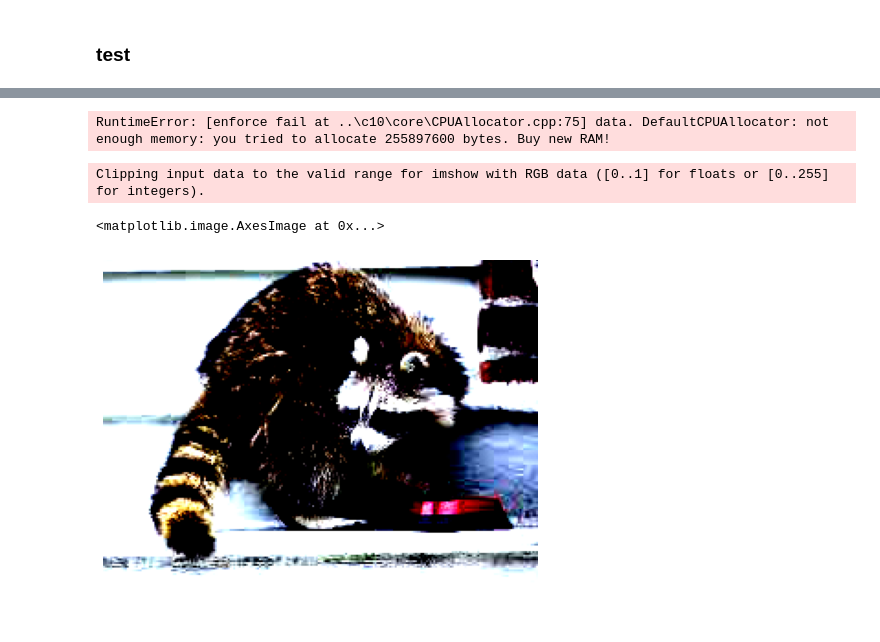
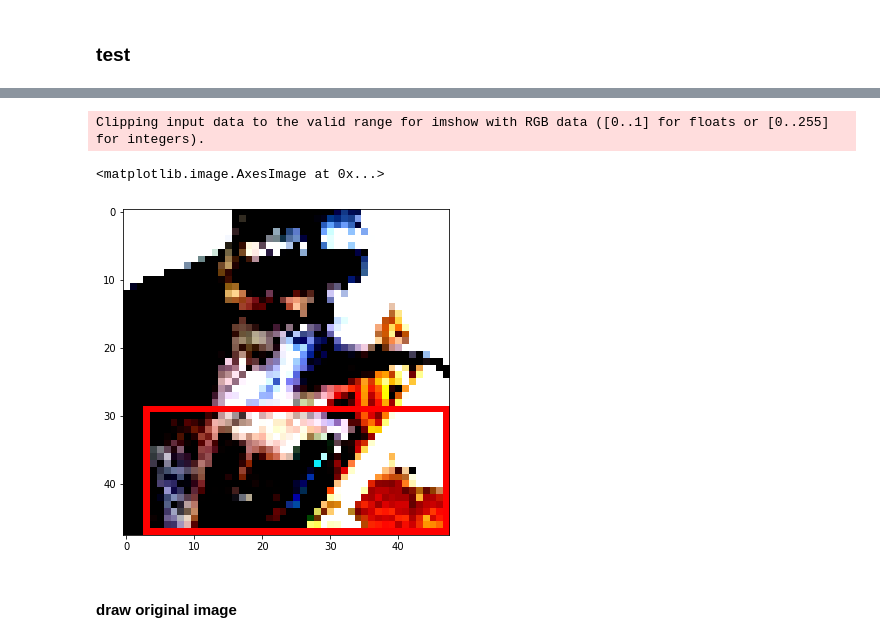
Before and after one commit to hellge83/AI_pytorch, a Jupyter notebook: les02/HW2_frcnn.ipynb, the cells around one changed output, grey strips where cells are left out. Cells and saved outputs as stored; diff of their text form; code cells hidden in the pictures.

```diff
--- a/les02/HW2_frcnn.ipynb
+++ b/les02/HW2_frcnn.ipynb
@@ -432,22 +406,27 @@ epochs = 10
 # %%
 model.train()
 from tqdm.notebook import tqdm
-for epoch in tqdm(range(1)):
+for epoch in tqdm(range(epochs)):
     for images,targets in tqdm(train_dl):
         images = list(image.to(device) for image in images)
         targets = [{k: v.to(device) for k, v in t.items()} for t in targets]
-        model=model.double()
-        optimizer.zero_grad()
+#         print(targets)
+        model=model.type(torch.float32)
 
         loss_dict = model(images, targets)
-#         print(loss_dict)
         losses = sum(loss for loss in loss_dict.values())
+        loss_value = losses.item()
+        optimizer.zero_grad()
         losses.backward()
 
-#         optimizer.zero_grad()
+#         images = list(image.cpu() for image in images)
+#         targets = [{k: v.cpu() for k, v in t.items()} for t in targets]
+#         torch.cuda.empty_cache()
+
         optimizer.step()
+        lr_scheduler.step()
 
-    print("Loss = {:.4f} ".format(losses.item()))
+    print("Loss = {:.4f} ".format(loss_value))
 # %% [output]
 Deprecated in NumPy 1.20; for more details and guidance: https://numpy.org/devdocs/release/1.20.0-notes.html#deprecations
   """
@@ -527,2 +447,5 @@ Loss = 499707630.7746
 # %% [markdown]
 ### test
+# %%
+model.load_state_dict(torch.load('./model.pth'))
+model.to(device)
@@ -554,6 +473,6 @@ Deprecated in NumPy 1.20; for more details and guidance: https://numpy.org/devdo
 # %%
 # test Dataset
-test_ds = RacoonsDatasetFRCNN(pd.DataFrame([{'path':'./data/raccoon-89.jpg'}])['path'],pd.DataFrame([{'bb':np.array([0,0,0,0])}])['bb'],pd.DataFrame([{'y':[0]}])['y'])
+test_ds = RacoonsDatasetFRCNN(pd.DataFrame([{'path':'./data/images_resized/raccoon-58.jpg'}])['path'],pd.DataFrame([{'bb':np.array([0,0,0,0])}])['bb'],pd.DataFrame([{'y':[0]}])['y'])
 test_dl = DataLoader(test_ds, batch_size=4, collate_fn=lambda x:list(zip(*x)))
 # %%
 test_ds[0]
@@ -580,6 +499,10 @@ Deprecated in NumPy 1.20; for more details and guidance: https://numpy.org/devdo
 # %%
-images = next(iter(test_dl))
-images = list(image.to(device) for image in images[0])
+images, targets = next(iter(test_dl))
+images = list(image.to(device) for image in images)
+targets = [{k: v.to(device) for k, v in t.items()} for t in targets]
+model.eval()
+outputs = model(images)
+outputs
 # %% [output]
 Deprecated in NumPy 1.20; for more details and guidance: https://numpy.org/devdocs/release/1.20.0-notes.html#deprecations
   """
@@ -606,4 +516,0 @@ images
-# %%
-outputs = model(images)
-# %% [output]
-RuntimeError: [enforce fail at ..\c10\core\CPUAllocator.cpp:75] data. DefaultCPUAllocator: not enough memory: you tried to allocate 255897600 bytes. Buy new RAM!
@@ -615,10 +517,20 @@ scores = outputs[idx]['scores'].data.cpu().numpy()
-# %%
-fig, ax = plt.subplots(1, 1, figsize = (12,6))
-for box in boxes:
-    cv2.rectangle(sample, (box[0], box[1]), (box[2], box[3]), (220, 0, 0), 1)
-ax.set_axis_off()
-ax.imshow(sample)
-# %% [output]
-Clipping input data to the valid range for imshow with RGB data ([0..1] for floats or [0..255] for integers).
-<matplotlib.image.AxesImage at 0x...>
-[figure, removed]
+# %%
+idx = 0
+sample = images[idx].permute(1, 2, 0).cpu().numpy()
+scores = outputs[idx]['scores'].data.cpu().numpy()
+max_score_idx = outputs[idx]['scores'].data.cpu().numpy().argmax()
+boxes = outputs[idx]['boxes'].data.cpu().numpy().astype(int)
+box = boxes[max_score_idx]
+
+fig, ax = plt.subplots(1, 1, figsize = (12,6))
+# for box in boxes:
+#     print(box)
+cv2.rectangle(sample, (box[0], box[1]), (box[2], box[3]), (220, 0, 0), 1)
+# ax.set_axis_off()
+ax.imshow(sample)
+# %% [output]
+Clipping input data to the valid range for imshow with RGB data ([0..1] for floats or [0..255] for integers).
+<matplotlib.image.AxesImage at 0x...>
+[figure, added]
+# %% [markdown]
+#### draw original image
```
Also changed, not shown: parts of 29 cells of this notebook.
